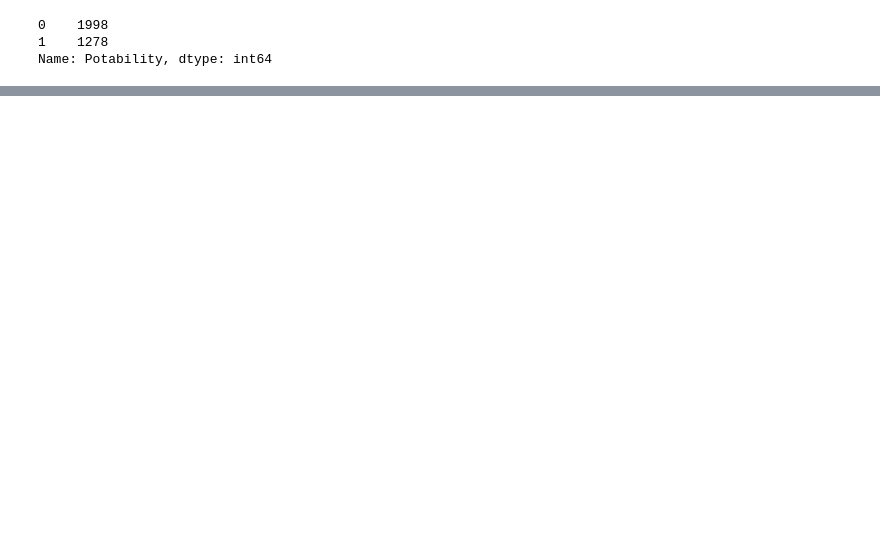
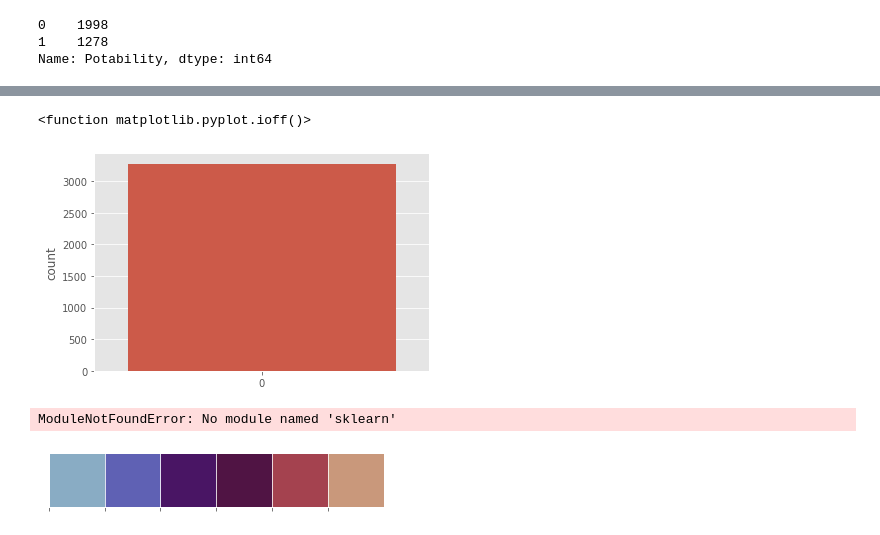
Before and after one commit to leonardo99i/Inteligencia_Artificial, a Jupyter notebook: Projeto_A3/Trabalho_A3.ipynb, the cells around one changed output, grey strips where cells are left out. Drawn from its saved outputs; the diff is of its cells as text; code cells hidden in the pictures; blank space fills up the shorter version.

```diff
--- a/Projeto_A3/Trabalho_A3.ipynb
+++ b/Projeto_A3/Trabalho_A3.ipynb
@@ -101,0 +157,21 @@ plt.show()
+# %%
+sns.countplot(df['Potability'])
+plt.ioff
+# %% [output]
+<function matplotlib.pyplot.ioff()>
+[figure, added]
+# %%
+# informasi yang didapatkan dari klasifikasi
+from sklearn.metrics import accuracy_score, recall_score, precision_score, f1_score, confusion_matrix, roc_curve, roc_auc_score
+hasil = classifier.predict(x_test)
+print('accuracy score :',accuracy_score(hasil,y_test))
+print('Precision Score :',precision_score(y_test, hasil))
+print('Recall score :',recall_score(y_test, hasil))
+print('F1 score :',f1_score(y_test, hasil))
+# %% [output]
+ModuleNotFoundError: No module named 'sklearn'
+# %%
+colors = sns.color_palette('twilight')[0:6]
+sns.palplot(colors)
+# %% [output]
+[figure, added]
```
Also changed, not shown: parts of 10 cells of this notebook, 1 other file.
